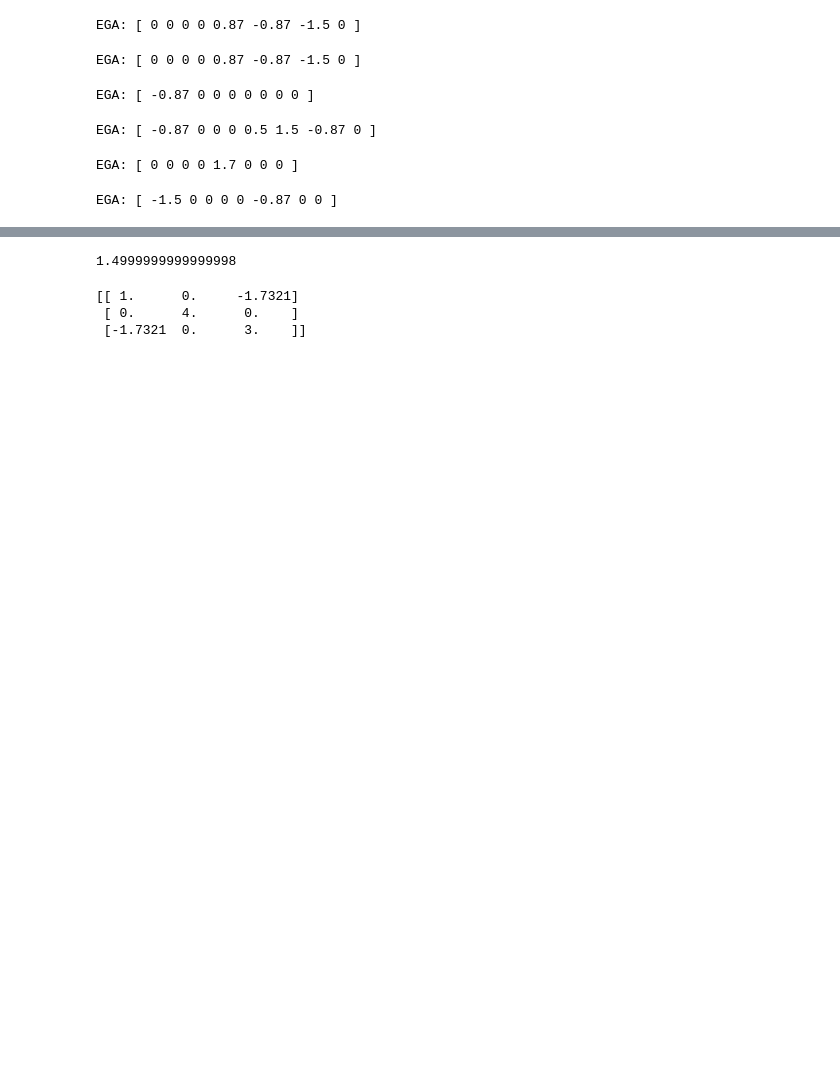
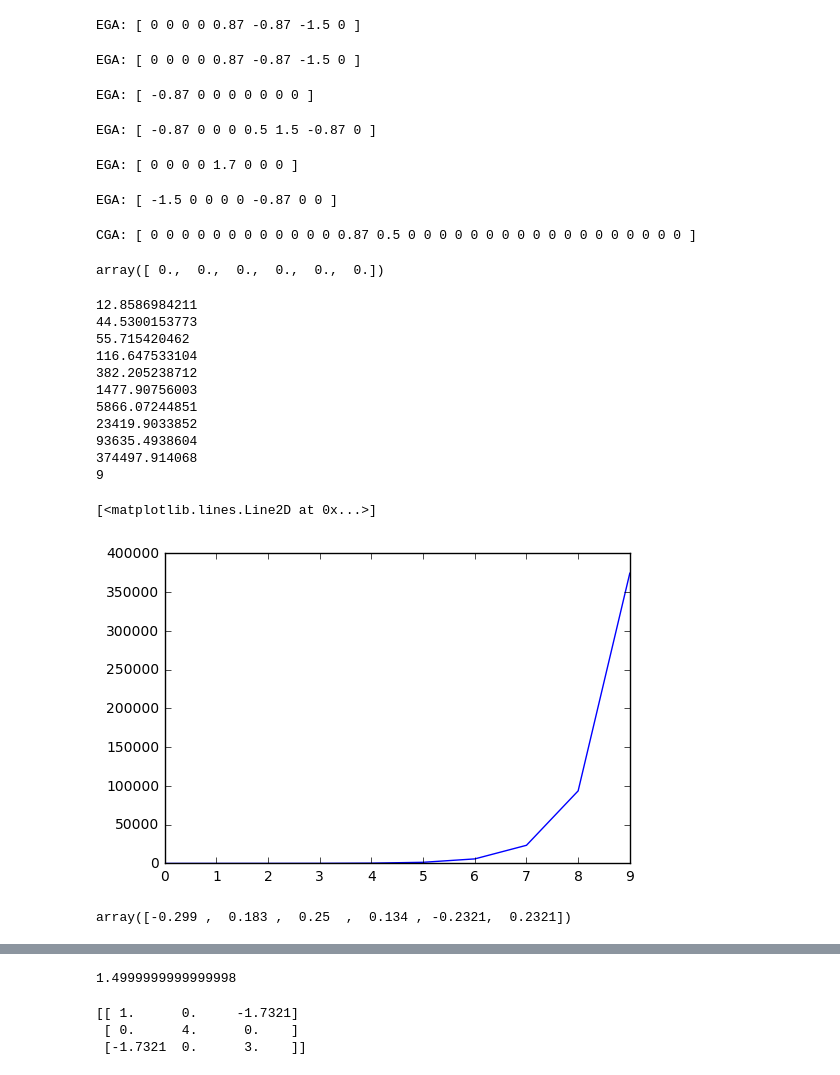
Before and after one commit to tingelst/game, a Jupyter notebook: python/hyperdual.ipynb, the cells around one changed output, grey strips where cells are left out. Cells and saved outputs as stored; diff of their text form; code cells hidden in the pictures; blank space fills up the shorter version.

```diff
--- a/python/hyperdual.ipynb
+++ b/python/hyperdual.ipynb
@@ -267,0 +361,54 @@ def Hi(B,a,b,R):
+# %%
+dfM(a,b,M)
+# %% [output]
+CGA: [ 0 0 0 0 0 0 0 0 0 0 0 0 0.87 0.5 0 0 0 0 0 0 0 0 0 0 0 0 0 0 0 0 0 0 ]
+array([ 0.,  0.,  0.,  0.,  0.,  0.])
+# %%
+def resM(a,b,mot):
+    return ((a.spin(mot) - b) * (a.spin(mot) - b))[0] * 0.5
+# %%
+n_points=10
+vectors_a = [vsr.Vec(*np.random.normal(0.0, 0.8, 3)).null() for i in range(n_points)]
+vectors_b = [vector.spin(M) for vector in vectors_a]
+
+def update(mot):
+    res = np.sum([np.array(resM(a,b,mot)) for a,b in zip(vectors_a, vectors_b)],axis=0)
+    grad = np.sum([np.array(dfM(a,b,mot)) for a,b in zip(vectors_a, vectors_b)],axis=0)
+    Hess = np.sum([np.array(HessM(a,b,mot)) for a,b in zip(vectors_a, vectors_b)],axis=0)
+
+    B = np.dot(np.linalg.pinv(Hess), grad)
+    rot = (vsr.Dll(*B) * mot.rev()).dll().exp() * mot
+#     rot = CayE3((vsr.Biv(*B) * rot.rev()).biv()) * rot
+
+    grad_norm = np.linalg.norm(grad)
+    return rot, res, grad_norm
+
+rot = vsr.Mot(1,0,0,0,0,0,0,0)
+ress = []
+for i in range(10):
+    rot, res, grad_norm = update(rot)
+    ress.append(res)
+    print(res)
+    if res < 1e-6:
+        break
+print(i)
+
+plot(ress)
+# %% [output]
+12.8586984211
+44.5300153773
+55.715420462
+116.647533104
+382.205238712
+1477.90756003
+5866.07244851
+23419.9033852
+93635.4938604
+374497.914068
+9
+[<matplotlib.lines.Line2D at 0x...>]
+[figure, added]
+# %%
+dfM(a,b,M2)
+# %% [output]
+array([-0.299 ,  0.183 ,  0.25  ,  0.134 , -0.2321,  0.2321])
```
Also changed, not shown: parts of 12 cells of this notebook, 1 other file.
